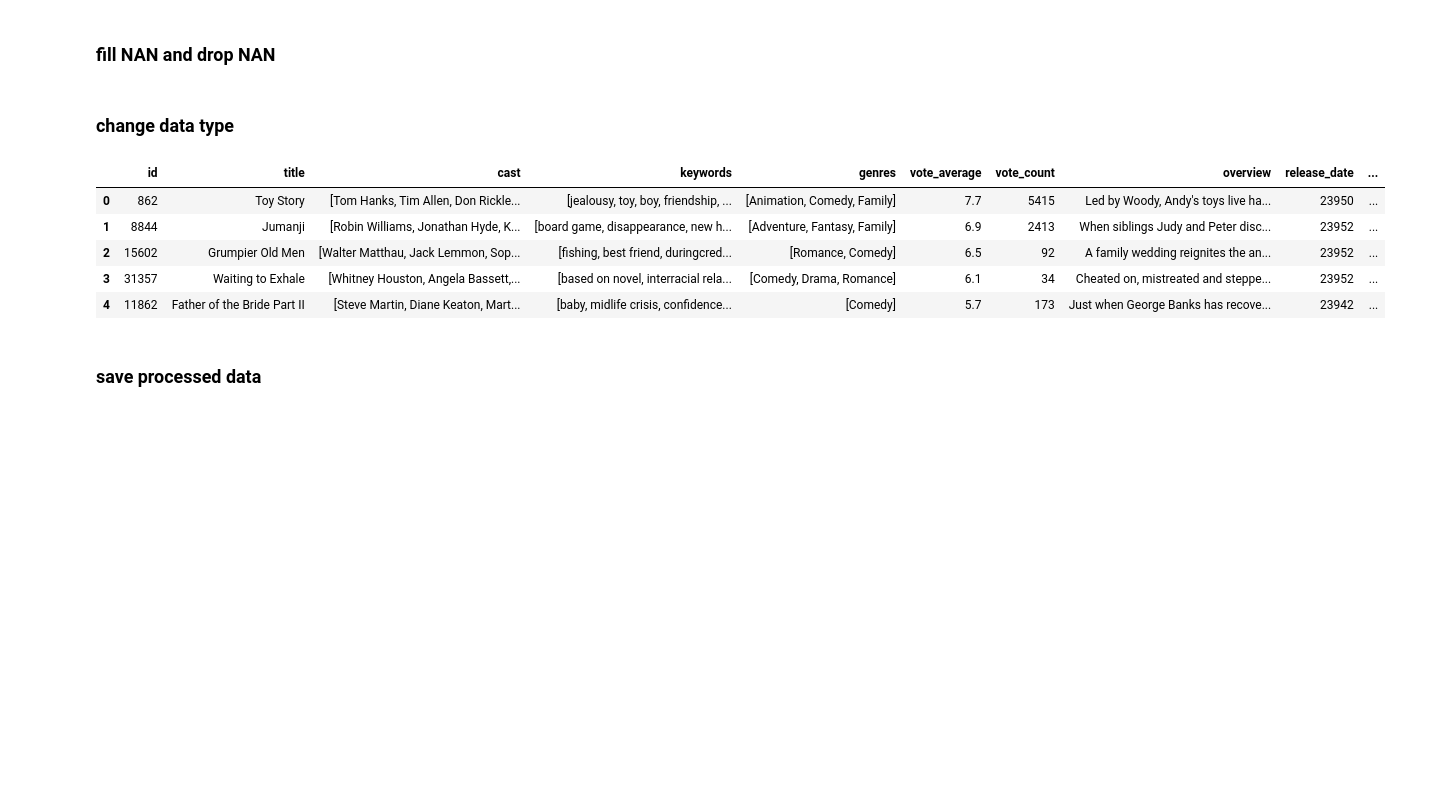
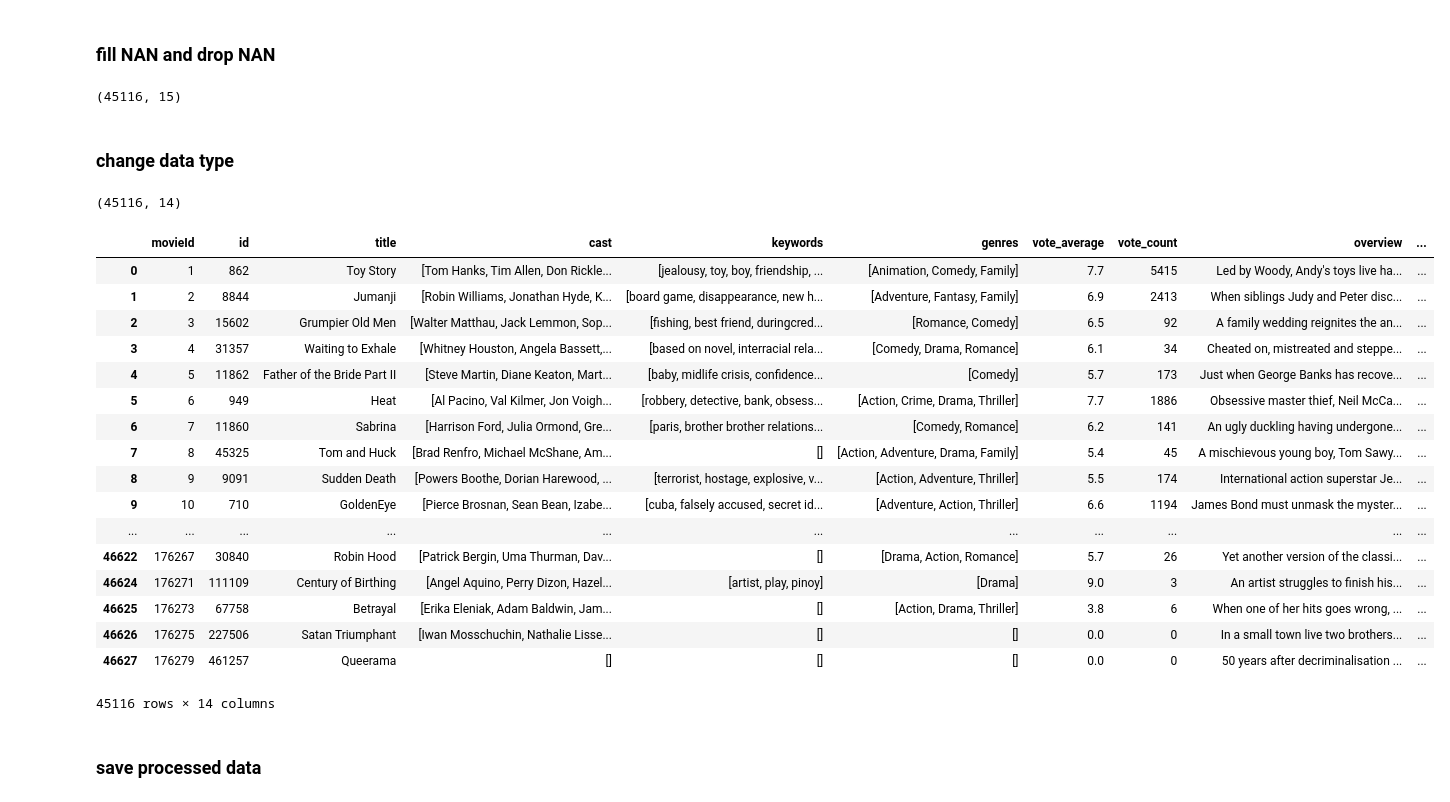
Before and after one commit to lychengr3x/Movie-Recommender, a Jupyter notebook: data_processing.ipynb, the cells around one changed output. Drawn from its saved outputs; the diff is of its cells as text; code cells hidden in the pictures; blank space fills up the shorter version.

```diff
--- a/data_processing.ipynb
+++ b/data_processing.ipynb
@@ -80,7 +117,7 @@ def extract_month_year(row):
 # %% [markdown]
 ### target columns
 # %%
-columns = ['id', 'title', 'cast', 'crew', 'keywords', 'genres', 'vote_average', 'vote_count', 'overview', 'release_date', 'popularity', 'tagline']
+columns = ['imdb_id', 'id', 'title', 'cast', 'crew', 'keywords', 'genres', 'vote_average', 'vote_count', 'overview', 'release_date', 'popularity', 'tagline']
 # %% [markdown]
 ### Merge movie metadata with cast and keywords
 # %%
@@ -96,0 +139,4 @@ else:
+# %%
+tmp['imdb_id'].fillna('nan', inplace=True)  # fill nan in string for imdb_id NaN and handle it in function
+tmp.loc[:, 'imdb_id'] = tmp.apply(change_id, axis=1, movie_id=movie_links)
+print(tmp.shape)
@@ -105,3 +158,6 @@ processed_movie = tmp[columns + ['director']].copy()
+# %%
+processed_movie["check_empty"] = processed_movie["cast"] + processed_movie["keywords"] + processed_movie["genres"] + processed_movie["director"]
+processed_movie["check_empty"] = processed_movie["check_empty"].apply(remove_empty_list).dropna()
 # %% [markdown]
 ### fill NAN and drop NAN
 # %%
@@ -110,6 +166,9 @@ processed_movie['popularity'].fillna(0, inplace=True)
 processed_movie['overview'].fillna('', inplace=True)
 processed_movie['tagline'].fillna('', inplace=True)
 processed_movie.dropna(inplace=True)
+print(processed_movie.shape)
+# %% [output]
+(45116, 15)
 # %% [markdown]
 ### change data type
 # %%
@@ -118,15 +177,31 @@ processed_movie.loc[:,'vote_average'] = processed_movie.loc[:,'vote_average'].as
 processed_movie.loc[:,'vote_count'] = processed_movie.loc[:,'vote_count'].astype(int)
 processed_movie.loc[:,'release_date'] = processed_movie.loc[:,'release_date'].apply(extract_month_year)
 processed_movie.drop(columns=['crew'], inplace=True)  # We only need director from crew information so drop
+processed_movie.rename(columns={'imdb_id':'movieId'}, inplace=True)  # rename imdb_id as movieId to match rating_small.csv
+print(processed_movie.shape)
+# %% [output]
+(45116, 14)
 # %%
-processed_movie.head()
+processed_movie
 # %% [output]
-|  | id | title | cast | keywords | genres | vote_average | vote_count | overview | release_date | ... |
-| 0 | 862 | Toy Story | [Tom Hanks, Tim Allen, Don Rickle... | [jealousy, toy, boy, friendship, ... | [Animation, Comedy, Family] | 7.7 | 5415 | Led by Woody, Andy's toys live ha... | 23950 | ... |
-| 1 | 8844 | Jumanji | [Robin Williams, Jonathan Hyde, K... | [board game, disappearance, new h... | [Adventure, Fantasy, Family] | 6.9 | 2413 | When siblings Judy and Peter disc... | 23952 | ... |
-| 2 | 15602 | Grumpier Old Men | [Walter Matthau, Jack Lemmon, Sop... | [fishing, best friend, duringcred... | [Romance, Comedy] | 6.5 | 92 | A family wedding reignites the an... | 23952 | ... |
-| 3 | 31357 | Waiting to Exhale | [Whitney Houston, Angela Bassett,... | [based on novel, interracial rela... | [Comedy, Drama, Romance] | 6.1 | 34 | Cheated on, mistreated and steppe... | 23952 | ... |
-| 4 | 11862 | Father of the Bride Part II | [Steve Martin, Diane Keaton, Mart... | [baby, midlife crisis, confidence... | [Comedy] | 5.7 | 173 | Just when George Banks has recove... | 23942 | ... |
+|  | movieId | id | title | cast | keywords | genres | vote_average | vote_count | overview | ... |
+| 0 | 1 | 862 | Toy Story | [Tom Hanks, Tim Allen, Don Rickle... | [jealousy, toy, boy, friendship, ... | [Animation, Comedy, Family] | 7.7 | 5415 | Led by Woody, Andy's toys live ha... | ... |
+| 1 | 2 | 8844 | Jumanji | [Robin Williams, Jonathan Hyde, K... | [board game, disappearance, new h... | [Adventure, Fantasy, Family] | 6.9 | 2413 | When siblings Judy and Peter disc... | ... |
+| 2 | 3 | 15602 | Grumpier Old Men | [Walter Matthau, Jack Lemmon, Sop... | [fishing, best friend, duringcred... | [Romance, Comedy] | 6.5 | 92 | A family wedding reignites the an... | ... |
+| 3 | 4 | 31357 | Waiting to Exhale | [Whitney Houston, Angela Bassett,... | [based on novel, interracial rela... | [Comedy, Drama, Romance] | 6.1 | 34 | Cheated on, mistreated and steppe... | ... |
+| 4 | 5 | 11862 | Father of the Bride Part II | [Steve Martin, Diane Keaton, Mart... | [baby, midlife crisis, confidence... | [Comedy] | 5.7 | 173 | Just when George Banks has recove... | ... |
+| 5 | 6 | 949 | Heat | [Al Pacino, Val Kilmer, Jon Voigh... | [robbery, detective, bank, obsess... | [Action, Crime, Drama, Thriller] | 7.7 | 1886 | Obsessive master thief, Neil McCa... | ... |
+| 6 | 7 | 11860 | Sabrina | [Harrison Ford, Julia Ormond, Gre... | [paris, brother brother relations... | [Comedy, Romance] | 6.2 | 141 | An ugly duckling having undergone... | ... |
+| 7 | 8 | 45325 | Tom and Huck | [Brad Renfro, Michael McShane, Am... | [] | [Action, Adventure, Drama, Family] | 5.4 | 45 | A mischievous young boy, Tom Sawy... | ... |
+| 8 | 9 | 9091 | Sudden Death | [Powers Boothe, Dorian Harewood, ... | [terrorist, hostage, explosive, v... | [Action, Adventure, Thriller] | 5.5 | 174 | International action superstar Je... | ... |
+| 9 | 10 | 710 | GoldenEye | [Pierce Brosnan, Sean Bean, Izabe... | [cuba, falsely accused, secret id... | [Adventure, Action, Thriller] | 6.6 | 1194 | James Bond must unmask the myster... | ... |
+| ... | ... | ... | ... | ... | ... | ... | ... | ... | ... | ... |
+| 46622 | 176267 | 30840 | Robin Hood | [Patrick Bergin, Uma Thurman, Dav... | [] | [Drama, Action, Romance] | 5.7 | 26 | Yet another version of the classi... | ... |
+| 46624 | 176271 | 111109 | Century of Birthing | [Angel Aquino, Perry Dizon, Hazel... | [artist, play, pinoy] | [Drama] | 9.0 | 3 | An artist struggles to finish his... | ... |
+| 46625 | 176273 | 67758 | Betrayal | [Erika Eleniak, Adam Baldwin, Jam... | [] | [Action, Drama, Thriller] | 3.8 | 6 | When one of her hits goes wrong, ... | ... |
+| 46626 | 176275 | 227506 | Satan Triumphant | [Iwan Mosschuchin, Nathalie Lisse... | [] | [] | 0.0 | 0 | In a small town live two brothers... | ... |
+| 46627 | 176279 | 461257 | Queerama | [] | [] | [] | 0.0 | 0 | 50 years after decriminalisation ... | ... |
+45116 rows × 14 columns
 # %% [markdown]
 ### save processed data
 # %%
```
Also changed, not shown: parts of 10 cells of this notebook.
